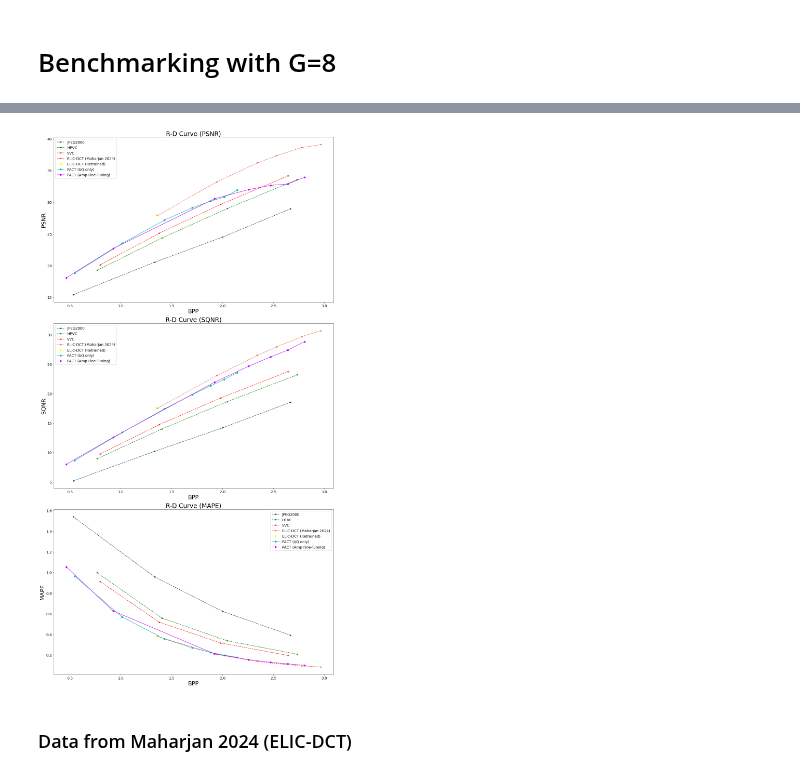
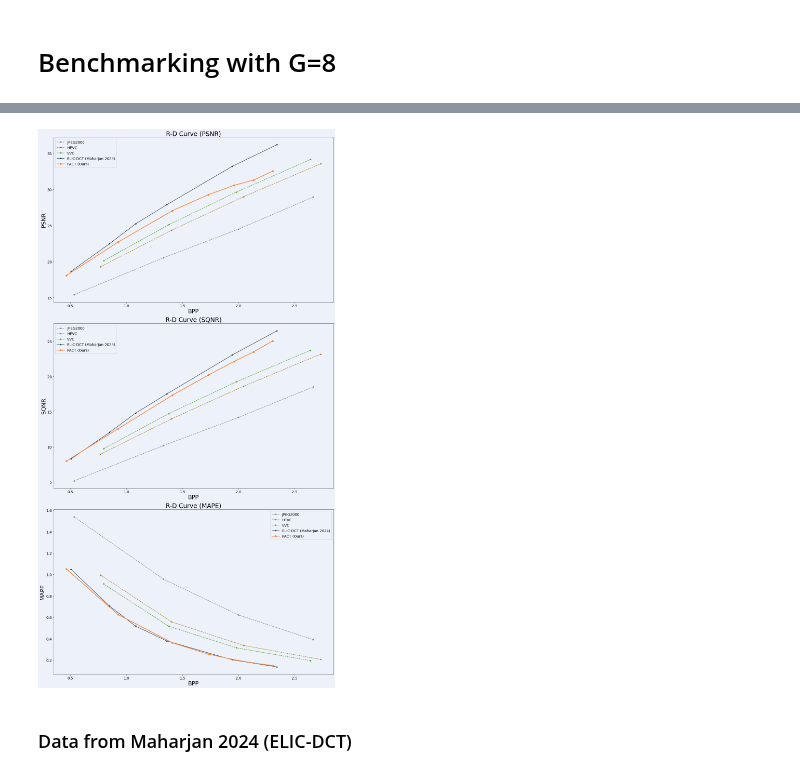
Before and after one commit to zb-umkc/PACT, a Jupyter notebook: analysis.ipynb, the cells around one changed output, grey strips where cells are left out. Drawn from its saved outputs; the diff is of its cells as text; code cells hidden in the pictures.

```diff
--- a/analysis.ipynb
+++ b/analysis.ipynb
@@ -137,63 +137,59 @@ rd_data = {
         "psnr": jpeg2000_hr_data["psnr_amp"].round(4).tolist(),
         "sqnr": jpeg2000_hr_data["sqnr_amp"].round(4).tolist(),
         "mape": jpeg2000_hr_data["mae_phase"].round(4).tolist(),
-        "color": "#003f5c",
+        "color": "#787878",
         "marker": "*",
         "linestyle": "dashed",
+        "linewidth": 1.5,
     },
     "hevc": {
         "bpp": hevc_hr_data["bpp"].round(4).tolist(),
         "psnr": hevc_hr_data["psnr_amp"].round(4).tolist(),
         "sqnr": hevc_hr_data["sqnr_amp"].round(4).tolist(),
         "mape": hevc_hr_data["mae_phase"].round(4).tolist(),
-        "color": "#008000",
+        "color": "#A77002",
         "marker": "*",
         "linestyle": "dashed",
+        "linewidth": 1.5,
     },
     "vvc": {
         "bpp": vvc_hr_data["bpp"].round(4).tolist(),
         "psnr": vvc_hr_data["psnr_amp"].round(4).tolist(),
         "sqnr": vvc_hr_data["sqnr_amp"].round(4).tolist(),
         "mape": vvc_hr_data["mae_phase"].round(4).tolist(),
-        "color": "#FF0000",
+        "color": "#419A0E",
         "marker": "*",
         "linestyle": "dashed",
+        "linewidth": 1.5,
     },
     "elicdct": {
-        "bpp":  [2.9640 , 2.7782 , 2.5324 , 2.3432 , 1.9434 , 1.3604 ],
-        "psnr": [39.0820, 38.6299, 37.3533, 36.2189, 33.2039, 27.8906],
-        "sqnr": [30.6782, 29.6883, 27.9480, 26.5056, 23.0530, 17.5115],
-        "mape": [0.0833 , 0.0936 , 0.1150 , 0.1364 , 0.2037 , 0.3796 ],
-        "color":"#ed553b",
+        "bpp":  [2.9640 , 2.7782 , 2.5324 , 2.3432 , 1.9434 , 1.3604 , 1.0817 , 0.8479 , 0.5069][3:],
+        "psnr": [39.0820, 38.6299, 37.3533, 36.2189, 33.2039, 27.8906, 25.2319, 22.4584, 18.6599][3:],
+        "sqnr": [30.6782, 29.6883, 27.9480, 26.5056, 23.0530, 17.5115, 14.7887, 12.0348, 8.2879][3:],
+        "mape": [0.0833 , 0.0936 , 0.1150 , 0.1364 , 0.2037 , 0.3796 , 0.5186 , 0.7072 , 1.0487][3:],
+        "color":"#1d323b",
         "marker": "*",
-        "linestyle": "dashed",
+        "linestyle": "solid",
+        "linewidth": 1.5,
     },
-    "elicdct_zb": {
-        "bpp":  [1.3493],
-        "psnr": [27.9837],
-        "sqnr": [17.5473],
-        "mape": [0.3821],
-        "color":"#FFFF00",
-        "marker": "o",
-        "linestyle": "dashed",
-    },
-    "pactiq": {
-        "bpp": pactiq_hr_data["bpp"].round(4).tolist(),
-        "psnr": pactiq_hr_data["psnr_amp"].round(4).tolist(),
-        "sqnr": pactiq_hr_data["sqnr_amp"].round(4).tolist(),
-        "mape": pactiq_hr_data["mae_phase"].round(4).tolist(),
-        "color": "#01b8aa",
-        "marker": "o",
-        "linestyle": "solid",
-    },
+    # "pactiq": {
+    #     "bpp": pactiq_hr_data["bpp"].round(4).tolist(),
+    #     "psnr": pactiq_hr_data["psnr_amp"].round(4).tolist(),
+    #     "sqnr": pactiq_hr_data["sqnr_amp"].round(4).tolist(),
+    #     "mape": pactiq_hr_data["mae_phase"].round(4).tolist(),
+    #     "color": "#01b8aa",
+    #     "marker": "o",
+    #     "linestyle": "solid",
+    # },
     "pactamp": {
         "bpp": pactamp_hr_data["bpp"].round(4).tolist(),
         "psnr": pactamp_hr_data["psnr_amp"].round(4).tolist(),
         "sqnr": pactamp_hr_data["sqnr_amp"].round(4).tolist(),
         "mape": pactamp_hr_data["mae_phase"].round(4).tolist(),
-        "color": "#BE03FD",
+        "color": "#FC8333",
         "marker": "o",
         "linestyle": "solid",
+        "linewidth": 2.5,
     },
 }
 
@@ -202,11 +198,12 @@ legend_labels = {
     "hevc": "HEVC",
     "vvc": "VVC",
     "elicdct": "ELIC-DCT (Maharjan 2024)",
-    "elicdct_zb": "ELIC-DCT (Retrained)",
-    "pactiq": "PACT (I/Q only)",
-    "pactamp": "PACT (Amp Fine-Tuning)",
+    # "pactiq": "PACT (I/Q only)",
+    "pactamp": "PACT (Ours)",
 }
 
+# SQNR BD-Rate
+print("SQNR BD-RATE")
 for model in rd_data.keys():
     rate_test = rd_data[model]["bpp"]
     psnr_test = rd_data[model]["sqnr"]
@@ -222,8 +219,26 @@ for model in rd_data.keys():
     )
     print(f"Model: {model} | BD-Rate: {rd_data[model]['bd_rate']:.2f}%")
 
+# MAPE BD-Rate
+print("\nMAPE BD-RATE")
+for model in rd_data.keys():
+    rate_test = rd_data[model]["bpp"]
+    mape_test = [-x for x in rd_data[model]["mape"]]
+    rate_anchor = rd_data["vvc"]["bpp"]
+    mape_anchor = [-x for x in rd_data["vvc"]["mape"]]
+    rd_data[model]["bd_rate"] = bd.bd_rate(
+        rate_anchor,
+        mape_anchor,
+        rate_test,
+        mape_test,
+        method='akima',
+        require_matching_points=False,
+    )
+    print(f"Model: {model} | BD-Rate: {rd_data[model]['bd_rate']:.2f}%")
+
 # Make 3 subplots for PSNR, SQNR, and MAPE
 fig, ax = plt.subplots(3, 1, figsize=(16, 30))
+bg_color = "#edf1fa"
 
 ax[0].set_title("R-D Curve (PSNR)", fontsize=24)
 ax[1].set_title("R-D Curve (SQNR)", fontsize=24)
@@ -235,19 +250,27 @@ for i, model in enumerate(rd_data.keys()):
     sqnr = rd_data[model]["sqnr"]
     mape = rd_data[model]["mape"]
 
-    ax[0].plot(bpp, psnr, label=model, marker=rd_data[model]["marker"], linestyle=rd_data[model]["linestyle"], color=rd_data[model]["color"])
-    ax[1].plot(bpp, sqnr, label=model, marker=rd_data[model]["marker"], linestyle=rd_data[model]["linestyle"], color=rd_data[model]["color"])
-    ax[2].plot(bpp, mape, label=model, marker=rd_data[model]["marker"], linestyle=rd_data[model]["linestyle"], color=rd_data[model]["color"])
+    ax[0].plot(bpp, psnr, label=model, marker=rd_data[model]["marker"], linestyle=rd_data[model]["linestyle"], color=rd_data[model]["color"], linewidth=rd_data[model]["linewidth"])
+    ax[1].plot(bpp, sqnr, label=model, marker=rd_data[model]["marker"], linestyle=rd_data[model]["linestyle"], color=rd_data[model]["color"], linewidth=rd_data[model]["linewidth"])
+    ax[2].plot(bpp, mape, label=model, marker=rd_data[model]["marker"], linestyle=rd_data[model]["linestyle"], color=rd_data[model]["color"], linewidth=rd_data[model]["linewidth"])
 
 ax[0].set_xlabel("BPP", fontsize=22)
 ax[0].set_ylabel("PSNR", fontsize=22)
-ax[0].legend([legend_labels[key] for key in rd_data.keys()])
+ax[0].legend([legend_labels[key] for key in rd_data.keys()], facecolor=bg_color)
 ax[1].set_xlabel("BPP", fontsize=22)
 ax[1].set_ylabel("SQNR", fontsize=22)
-ax[1].legend([legend_labels[key] for key in rd_data.keys()])
+ax[1].legend([legend_labels[key] for key in rd_data.keys()], facecolor=bg_color)
+
+# extent = ax[1].get_tightbbox(fig.canvas.get_renderer()).transformed(fig.dpi_scale_trans.inverted())
+# fig.savefig("rd_sqnr.png", bbox_inches=extent)
+
 ax[2].set_xlabel("BPP", fontsize=22)
 ax[2].set_ylabel("MAPE", fontsize=22)
-ax[2].legend([legend_labels[key] for key in rd_data.keys()])
+ax[2].legend([legend_labels[key] for key in rd_data.keys()], facecolor=bg_color)
+fig.set_facecolor(bg_color)
+ax[0].set_facecolor(bg_color)
+ax[1].set_facecolor(bg_color)
+ax[2].set_facecolor(bg_color)
 plt.tight_layout()
 plt.show()
 # %% [output]
@@ -261,4 +290,4 @@ Model: pactamp | BD-Rate: -18.38%
-[figure, old version]
+[figure, new version]
 # %% [markdown]
 ### Data from Maharjan 2024 (ELIC-DCT)
 # %%
```
Also changed, not shown: parts of 3 cells of this notebook, 5 other files.
